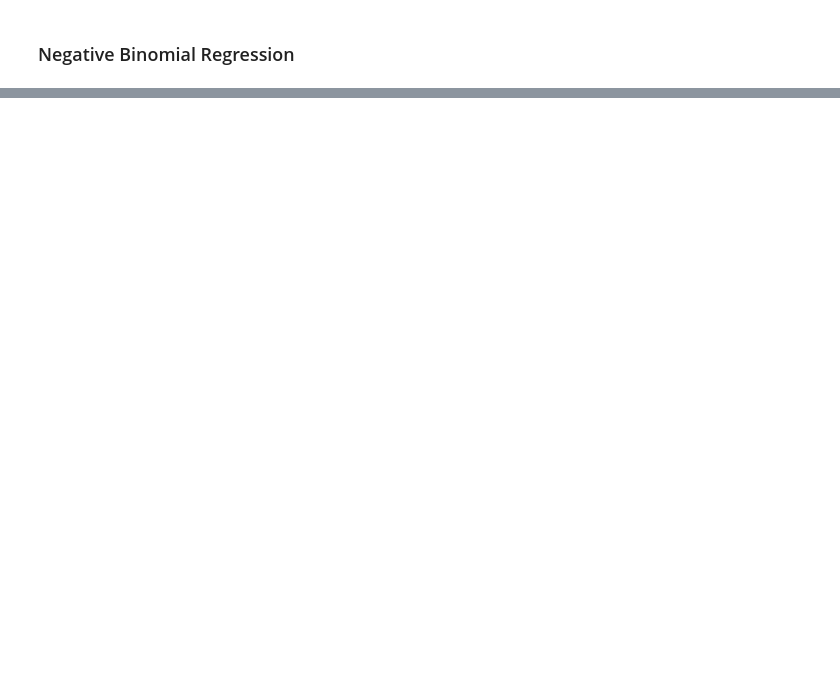
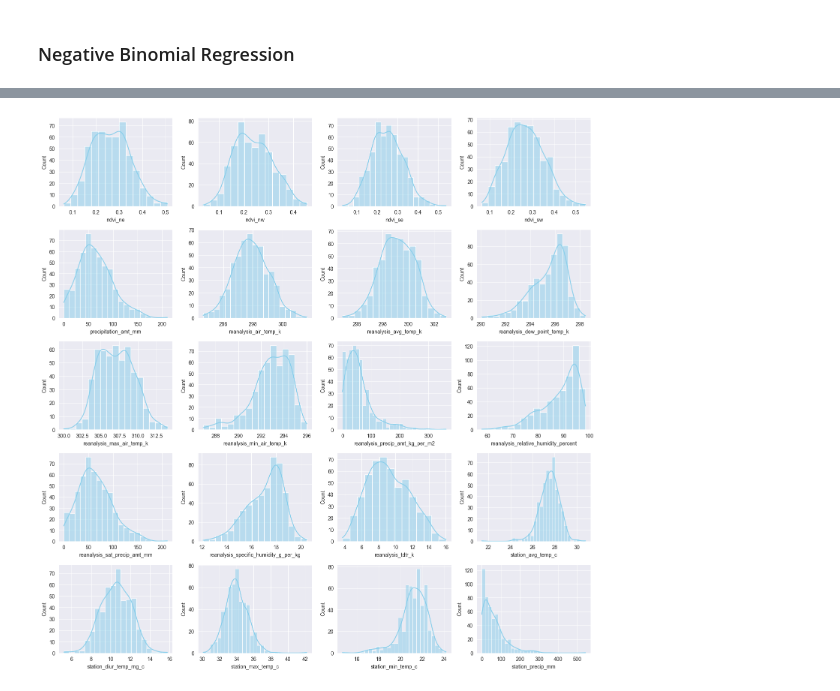
Before and after one commit to LinksMusic/predicitive-analytics, a Jupyter notebook: dengue_fever_prediction.ipynb, the cells around one changed output, grey strips where cells are left out. Saved outputs shown, nothing was run; the diff lists cells and outputs as text; code cells hidden in the pictures; blank space fills up the shorter version.

```diff
--- a/dengue_fever_prediction.ipynb
+++ b/dengue_fever_prediction.ipynb
@@ -575,0 +612,4 @@ Negative Werte deuten auf einer nicht-linearen Beziehung zwischen ausgewählten
+# %%
+attribute_distribution_histogram(df_iq_ignored,5,4)
+# %% [output]
+[figure, added]
```
Also changed, not shown: parts of 72 cells of this notebook.
